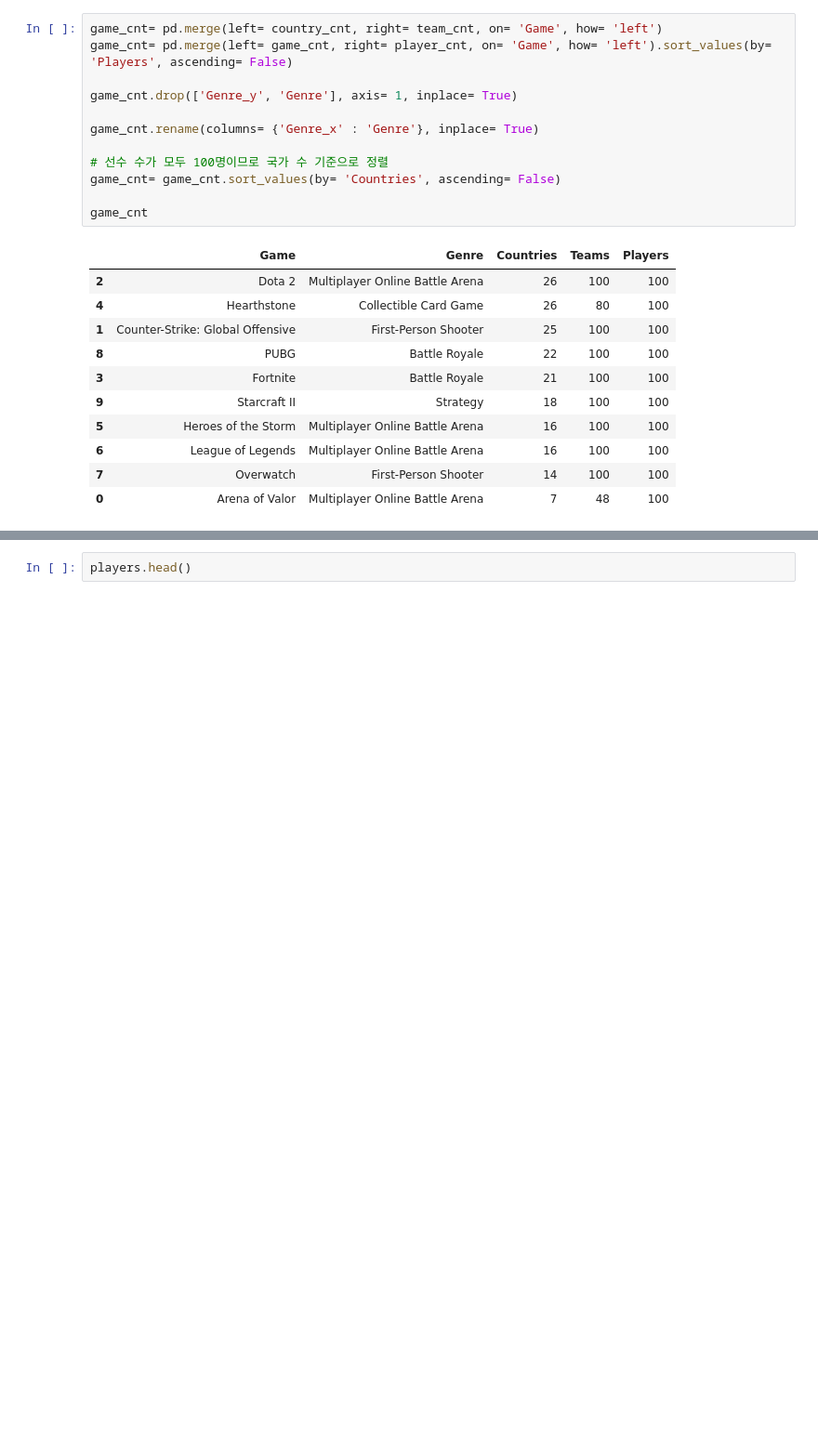
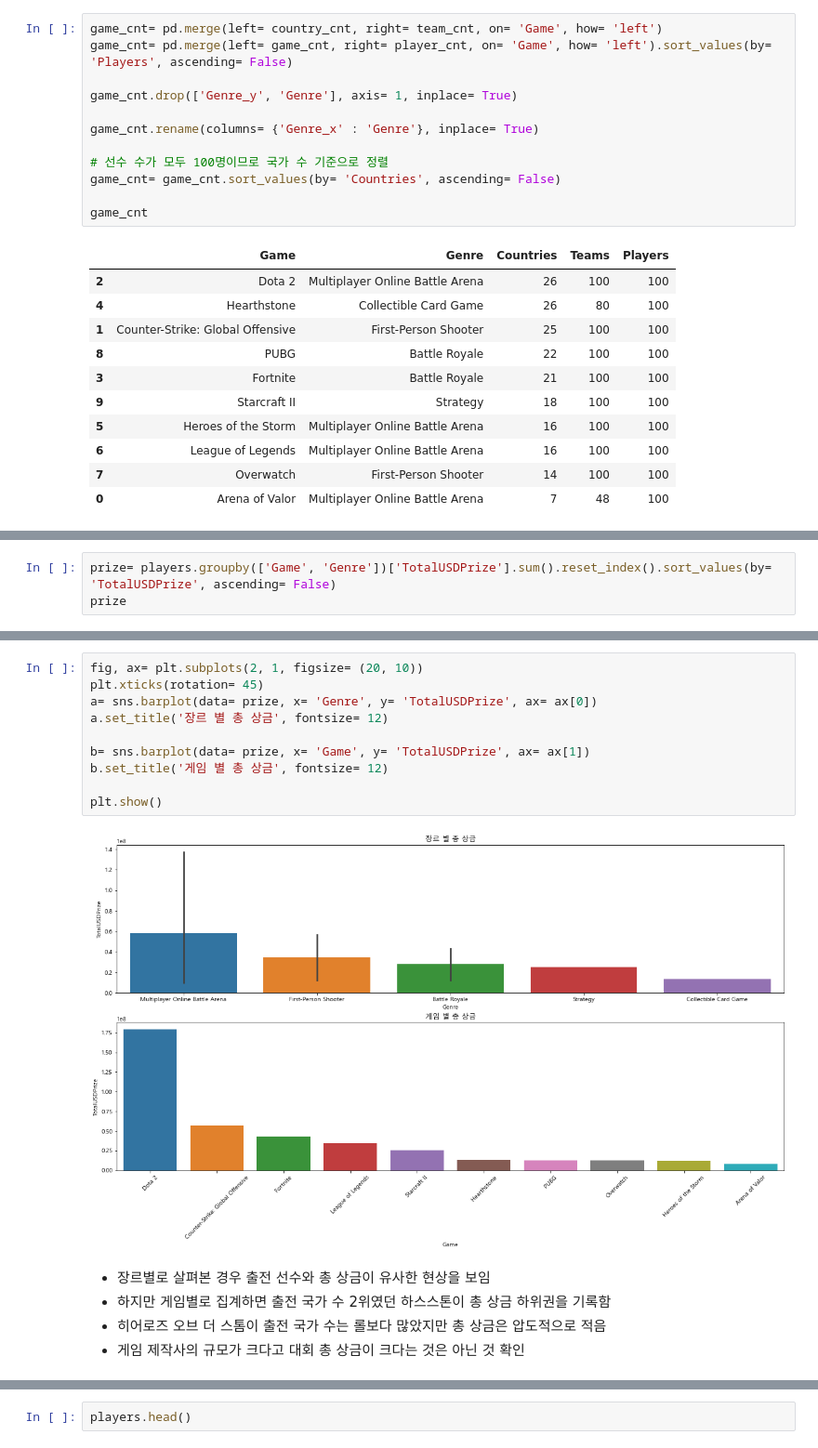
Before and after one commit to chester911/MainProjects, a Jupyter notebook: games/e-sports/earnings/e_sports_earning.ipynb, the cells around one changed output, grey strips where cells are left out. Shown: that part at 93% size. Saved outputs shown, nothing was run; the diff lists cells and outputs as text; blank space fills up the shorter version.

```diff
--- a/games/e-sports/earnings/e_sports_earning.ipynb
+++ b/games/e-sports/earnings/e_sports_earning.ipynb
@@ -178,0 +270,3 @@ game_cnt
+# %%
+prize= players.groupby(['Game', 'Genre'])['TotalUSDPrize'].sum().reset_index().sort_values(by= 'TotalUSDPrize', ascending= False)
+prize
@@ -178,0 +285,17 @@ game_cnt
+# %%
+fig, ax= plt.subplots(2, 1, figsize= (20, 10))
+plt.xticks(rotation= 45)
+a= sns.barplot(data= prize, x= 'Genre', y= 'TotalUSDPrize', ax= ax[0])
+a.set_title('장르 별 총 상금', fontsize= 12)
+
+b= sns.barplot(data= prize, x= 'Game', y= 'TotalUSDPrize', ax= ax[1])
+b.set_title('게임 별 총 상금', fontsize= 12)
+
+plt.show()
+# %% [output]
+[figure, added]
+# %% [markdown]
+* 장르별로 살펴본 경우 출전 선수와 총 상금이 유사한 현상을 보임
+* 하지만 게임별로 집계하면 출전 국가 수 2위였던 하스스톤이 총 상금 하위권을 기록함
+* 히어로즈 오브 더 스톰이 출전 국가 수는 롤보다 많았지만 총 상금은 압도적으로 적음
+* 게임 제작사의 규모가 크다고 대회 총 상금이 크다는 것은 아닌 것 확인
```
Also changed, not shown: parts of 24 cells of this notebook.
